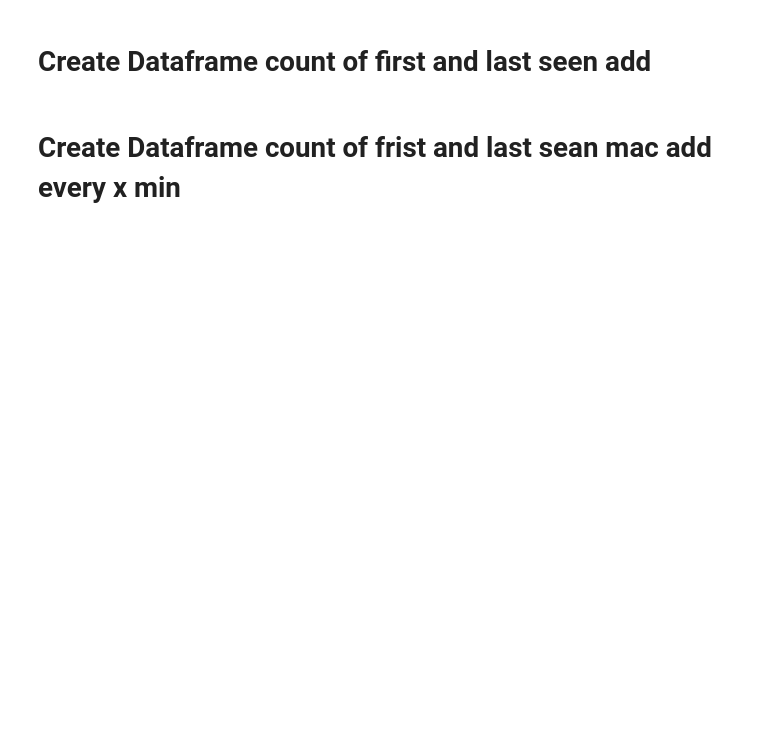
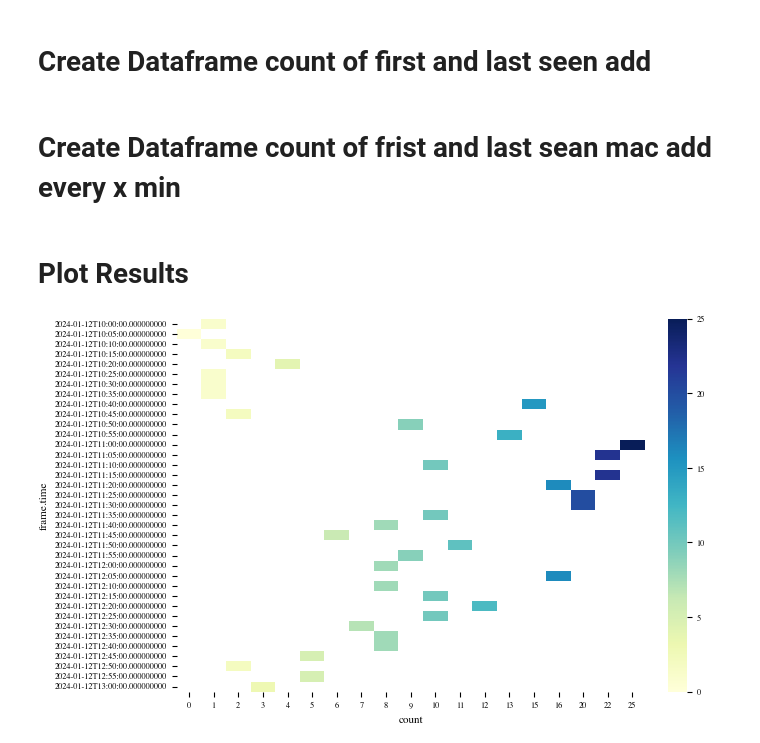
Before and after one commit to danielbischofff/dataLiteracyPeopleCounting, a Jupyter notebook: PeopleFlowMensa.ipynb, the cells around one changed output. Saved outputs shown, nothing was run; the diff lists cells and outputs as text; code cells hidden in the pictures; blank space fills up the shorter version.

```diff
--- a/PeopleFlowMensa.ipynb
+++ b/PeopleFlowMensa.ipynb
@@ -108,11 +171,24 @@ def resampleToTime(period, data):
+# %%
+def ResampleToXTime(periode, data):
+
+    # Set 'time' column as index
+    # data.set_index('frame.time', inplace=True)
+
+    # Resample and sum up 'count' every x minutes
+    resampled_data = data.resample(periode + 'Min').sum()
+
+    # # Reset index
+    resampled_data.reset_index(inplace=True)
+
+    return resampled_data
 # %%
-d5CountFirstMonday = resampleToTime('5', dCountFirstMonday)
-d5CountLastMonday = resampleToTime('5', dCountLastMonday)
-d5CountFirstTuesday = resampleToTime('5', dCountFirstTuesday)
-d5CountLastTuesday = resampleToTime('5', dCountLastTuesday)
-d5CountFirstWednesday = resampleToTime('5', dCountFirstWednesday)
-d5CountLastWednesday = resampleToTime('5', dCountLastWednesday)
-d5CountFirstThursday = resampleToTime('5', dCountFirstThursday)
-d5CountLastThursday = resampleToTime('5', dCountLastThursday)
-d5CountFirstFriday = resampleToTime('5', dCountFirstFriday)
-d5CountLastFriday = resampleToTime('5', dCountLastFriday)
+d5CountFirstMonday = ResampleToXTime('5', dCountFirstMonday)
+d5CountLastMonday = ResampleToXTime('5', dCountLastMonday)
+d5CountFirstTuesday = ResampleToXTime('5', dCountFirstTuesday)
+d5CountLastTuesday = ResampleToXTime('5', dCountLastTuesday)
+d5CountFirstWednesday = ResampleToXTime('5', dCountFirstWednesday)
+d5CountLastWednesday = ResampleToXTime('5', dCountLastWednesday)
+d5CountFirstThursday = ResampleToXTime('5', dCountFirstThursday)
+d5CountLastThursday = ResampleToXTime('5', dCountLastThursday)
+d5CountFirstFriday = ResampleToXTime('5', dCountFirstFriday)
+d5CountLastFriday = ResampleToXTime('5', dCountLastFriday)
@@ -118,0 +215,15 @@ d5CountLastFriday = resampleToTime('5', dCountLastFriday)
+# %% [markdown]
+# Plot Results
+# %%
+import seaborn as sns
+def plotheat(data, day):
+# Assuming df is your DataFrame and 'day' is the day of the week
+    pivot_df = data.pivot(index='frame.time', columns=day, values='count')
+
+# Create heatmap
+    sns.heatmap(pivot_df, cmap='YlGnBu')
+
+    plt.show()
+plotheat(d5CountFirstFriday,'count')
+# %% [output]
+[figure, added]
```
Also changed, not shown: parts of 30 cells of this notebook.
